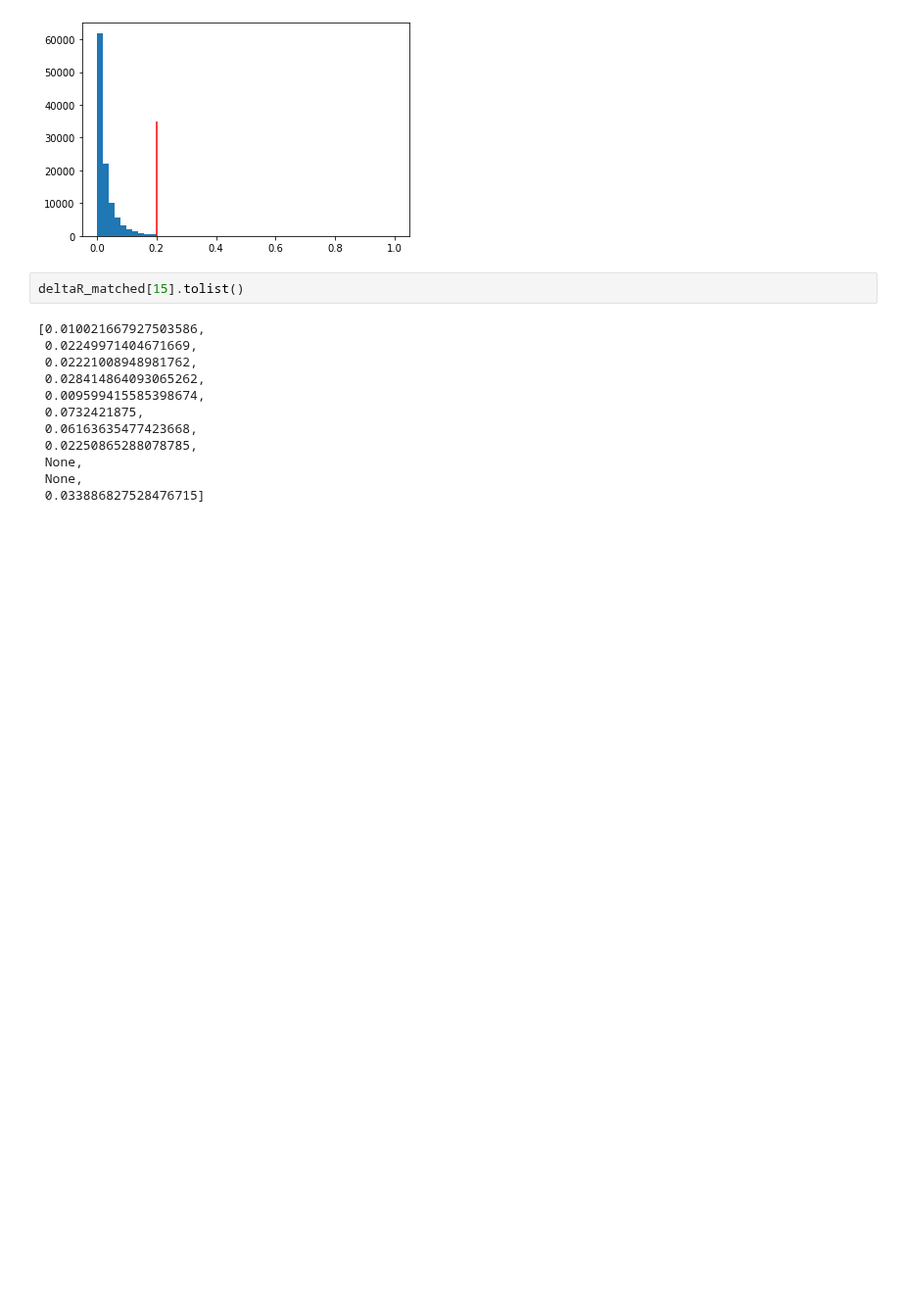
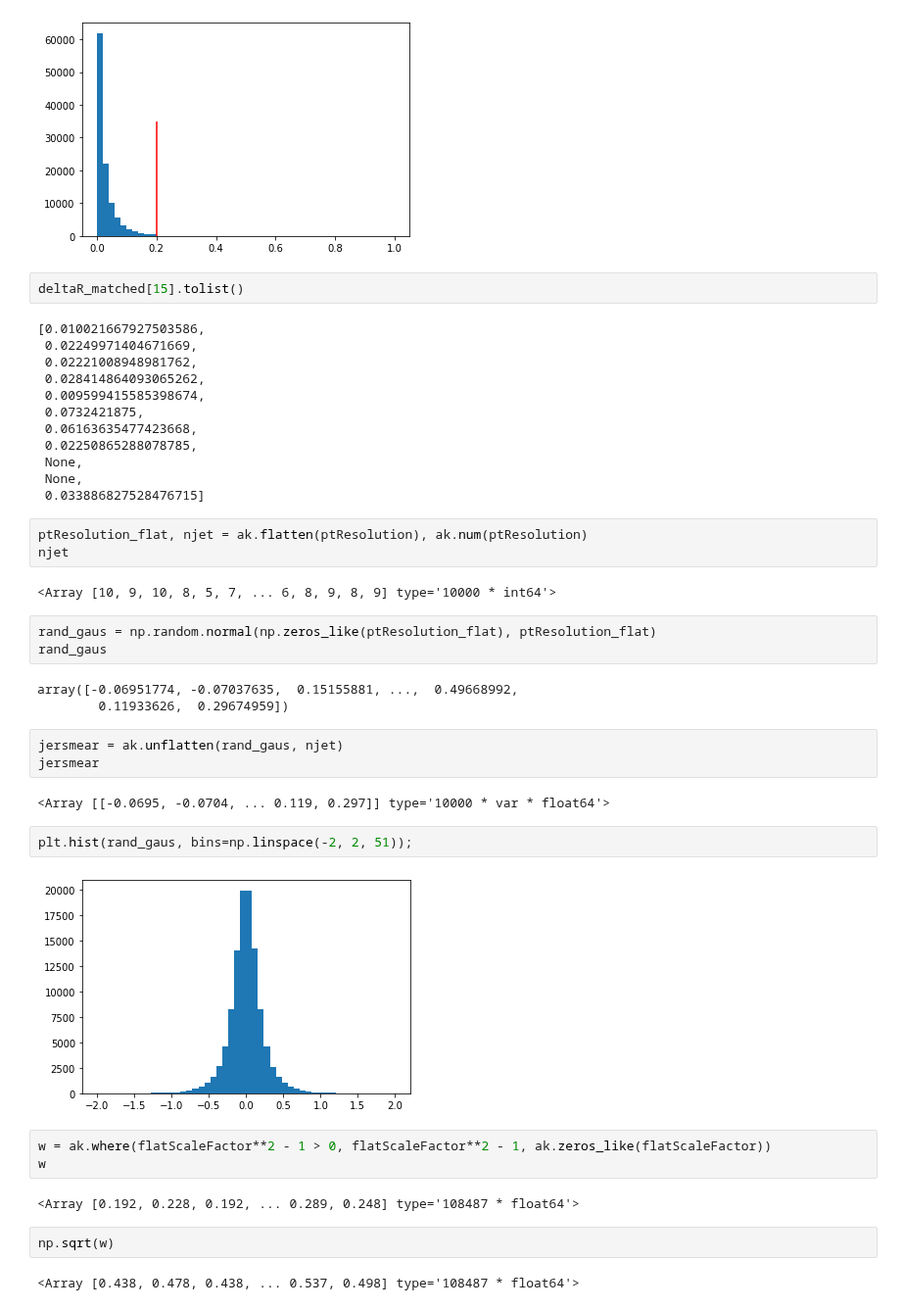
Before and after one commit to PocketCoffea/PocketCoffea, a Jupyter notebook: notebooks/jer_test.ipynb, the cells around one changed output. Shown at 98% size. Saved outputs shown, nothing was run; the diff lists cells and outputs as text; blank space fills up the shorter version.

```diff
--- a/notebooks/jer_test.ipynb
+++ b/notebooks/jer_test.ipynb
@@ -234,3 +234,32 @@ deltaR_matched[15].tolist()
  None,
  None,
  0.033886827528476715]
+# %%
+ptResolution_flat, njet = ak.flatten(ptResolution), ak.num(ptResolution)
+njet
+# %% [output]
+<Array [10, 9, 10, 8, 5, 7, ... 6, 8, 9, 8, 9] type='10000 * int64'>
+# %%
+rand_gaus = np.random.normal(np.zeros_like(ptResolution_flat), ptResolution_flat)
+rand_gaus
+# %% [output]
+array([-0.06951774, -0.07037635,  0.15155881, ...,  0.49668992,
+        0.11933626,  0.29674959])
+# %%
+jersmear = ak.unflatten(rand_gaus, njet)
+jersmear
+# %% [output]
+<Array [[-0.0695, -0.0704, ... 0.119, 0.297]] type='10000 * var * float64'>
+# %%
+plt.hist(rand_gaus, bins=np.linspace(-2, 2, 51));
+# %% [output]
+[figure, added]
+# %%
+w = ak.where(flatScaleFactor**2 - 1 > 0, flatScaleFactor**2 - 1, ak.zeros_like(flatScaleFactor))
+w
+# %% [output]
+<Array [0.192, 0.228, 0.192, ... 0.289, 0.248] type='108487 * float64'>
+# %%
+np.sqrt(w)
+# %% [output]
+<Array [0.438, 0.478, 0.438, ... 0.537, 0.498] type='108487 * float64'>
```
